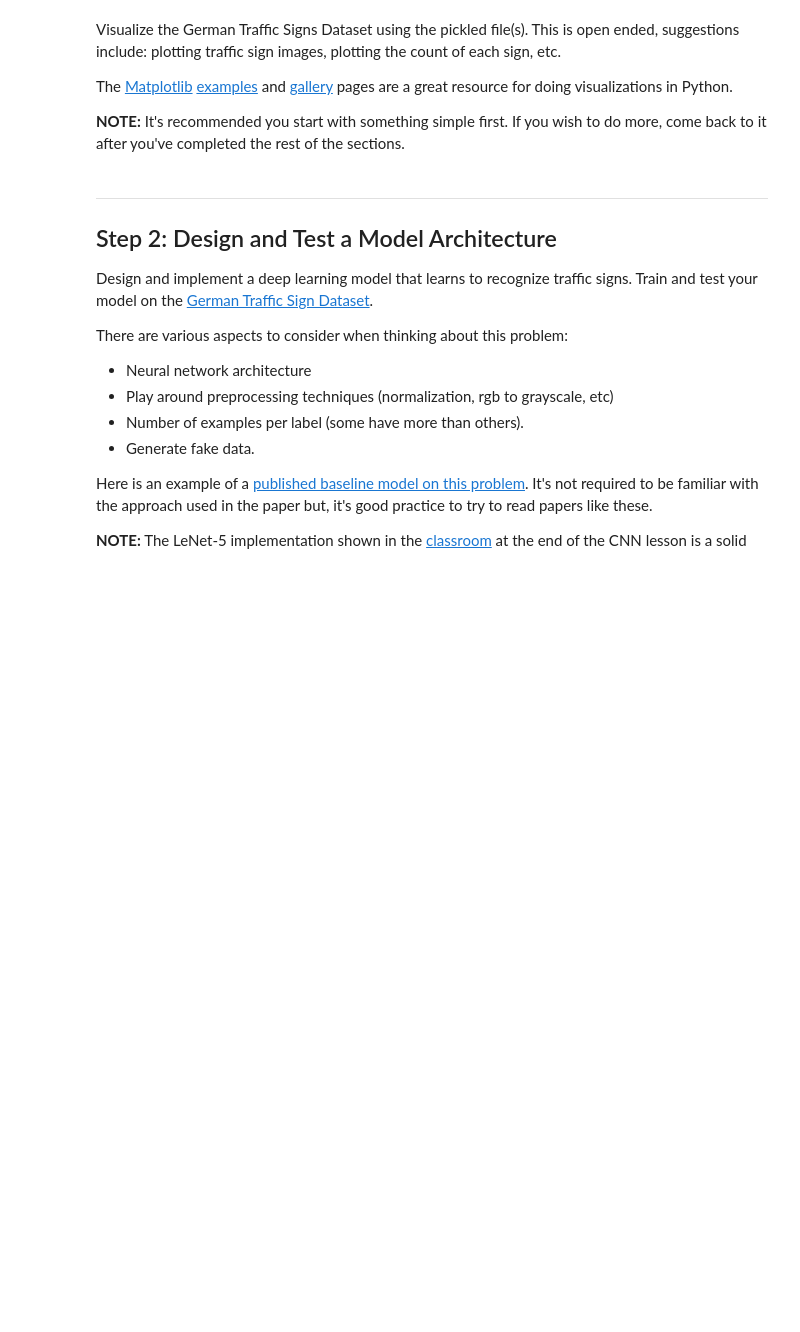
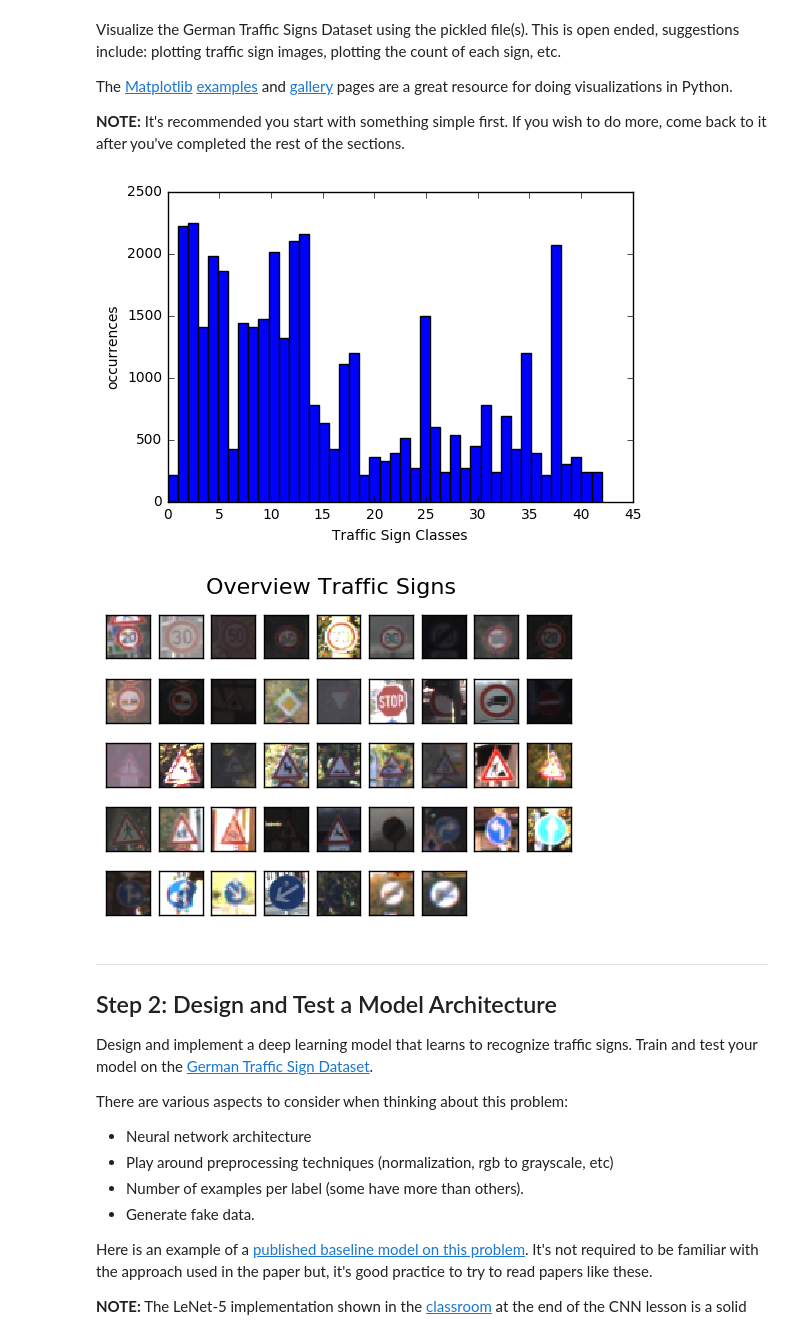
Before and after one commit to johannesfrimberger/CarND-TrafficSigns-p2, a Jupyter notebook: Traffic_Sign_Classifier.ipynb, the cells around one changed output. Saved outputs shown, nothing was run; the diff lists cells and outputs as text; code cells hidden in the pictures; blank space fills up the shorter version.

```diff
--- a/Traffic_Sign_Classifier.ipynb
+++ b/Traffic_Sign_Classifier.ipynb
@@ -112,7 +116,10 @@ def visualize_dataset(features, labels, n_classes, histogram=True, overview=True
                     break
         plt.show()
 # %%
-#visualize_dataset(X_train, y_train, n_classes)
+visualize_dataset(X_train, y_train, n_classes)
+# %% [output]
+[figure, added]
+[figure, added]
 # %% [markdown]
 ----
 
```
Also changed, not shown: parts of 6 cells of this notebook.
